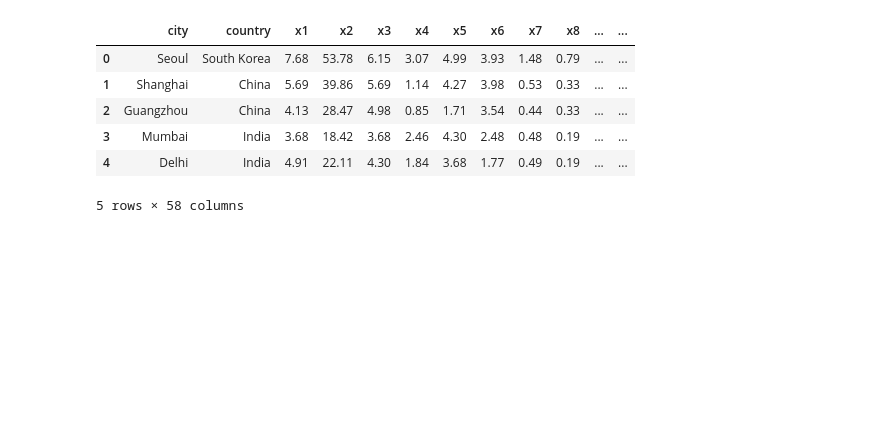
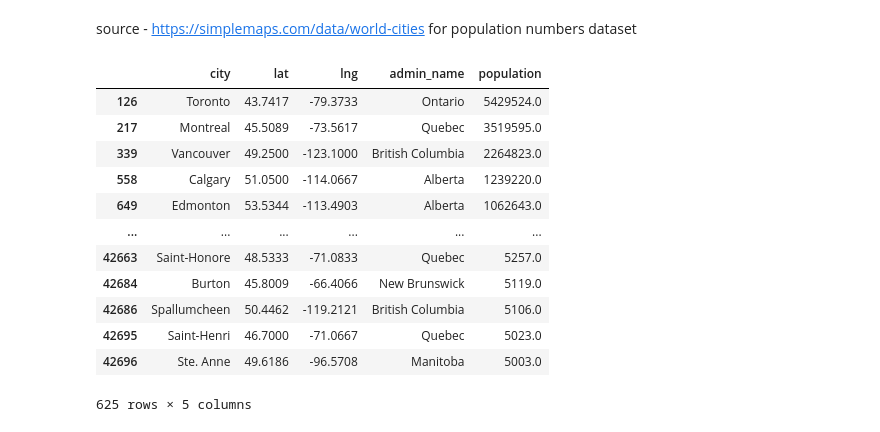
Before and after one commit to freinric/Dashboard_Cost-of-living, a Jupyter notebook: exploration.ipynb, the cells around one changed output. Drawn from its saved outputs; the diff is of its cells as text; code cells hidden in the pictures; blank space fills up the shorter version.

Commit message:
new dataset with extra info

```diff
--- a/exploration.ipynb
+++ b/exploration.ipynb
@@ -5,11 +8,54 @@ import numpy as np
-# %%
-df = pd.read_csv("cost-of-living_v2.csv")
-df.head()
-# %% [output]
-|  | city | country | x1 | x2 | x3 | x4 | x5 | x6 | x7 | x8 | ... | ... |
-| 0 | Seoul | South Korea | 7.68 | 53.78 | 6.15 | 3.07 | 4.99 | 3.93 | 1.48 | 0.79 | ... | ... |
-| 1 | Shanghai | China | 5.69 | 39.86 | 5.69 | 1.14 | 4.27 | 3.98 | 0.53 | 0.33 | ... | ... |
-| 2 | Guangzhou | China | 4.13 | 28.47 | 4.98 | 0.85 | 1.71 | 3.54 | 0.44 | 0.33 | ... | ... |
-| 3 | Mumbai | India | 3.68 | 18.42 | 3.68 | 2.46 | 4.30 | 2.48 | 0.48 | 0.19 | ... | ... |
-| 4 | Delhi | India | 4.91 | 22.11 | 4.30 | 1.84 | 3.68 | 1.77 | 0.49 | 0.19 | ... | ... |
-5 rows × 58 columns
+# %% [markdown]
+source - https://simplemaps.com/data/world-cities for population numbers dataset
+# %%
+# reading in the values dataset and new var names
+df = pd.read_csv("cost-of-living_v2.csv")
+names = pd.read_csv("cost_of_liv_names.csv")
+df.columns = names['Name'].tolist()
+
+# sorting by only canadian cities
+df_can = df[df['country']=='Canada'].reset_index().drop(['country'], axis=1)
+
+## 2nd dataset with lat/lng, population, provinces ##
+df_world = pd.read_csv("worldcities.csv")
+
+# removing columns I don't care about
+world_lesscol = df_world.drop(['city','iso2','iso3','capital','id'], axis = 1)
+
+# filtering for Canada and removing country col
+can_world = world_lesscol[world_lesscol['country']=='Canada'].drop(['country'], axis=1)
+
+# rename city col to match
+can_world.rename(columns={'city_ascii':'city'}, inplace=True)
+
+# merging
+total_df = pd.merge(df_can, can_world, how='left', on=['city'])
+
+# checking for duplicates
+from collections import Counter
+cities_lst_t = total_df['city'].tolist()
+counts = dict(Counter(cities_lst_t))
+duplicates = {key:value for key, value in counts.items() if value > 1}
+print(duplicates)
+
+# removing Cornwall PEI, Windsor QB, and Lloydminster AB (population checked)
+total_df = total_df.drop([72,22,87], inplace=True)
+
+# dealing with indexes
+total_df.reset_index(inplace=True)
+total_df.drop(['level_0', 'index'], axis=1, inplace=True)
+total_df
+# %% [output]
+|  | city | lat | lng | admin_name | population |
+| 126 | Toronto | 43.7417 | -79.3733 | Ontario | 5429524.0 |
+| 217 | Montreal | 45.5089 | -73.5617 | Quebec | 3519595.0 |
+| 339 | Vancouver | 49.2500 | -123.1000 | British Columbia | 2264823.0 |
+| 558 | Calgary | 51.0500 | -114.0667 | Alberta | 1239220.0 |
+| 649 | Edmonton | 53.5344 | -113.4903 | Alberta | 1062643.0 |
+| ... | ... | ... | ... | ... | ... |
+| 42663 | Saint-Honore | 48.5333 | -71.0833 | Quebec | 5257.0 |
+| 42684 | Burton | 45.8009 | -66.4066 | New Brunswick | 5119.0 |
+| 42686 | Spallumcheen | 50.4462 | -119.2121 | British Columbia | 5106.0 |
+| 42695 | Saint-Henri | 46.7000 | -71.0667 | Quebec | 5023.0 |
+| 42696 | Ste. Anne | 49.6186 | -96.5708 | Manitoba | 5003.0 |
+625 rows × 5 columns
```
Also changed, not shown: parts of 3 cells of this notebook, 1 other file.
